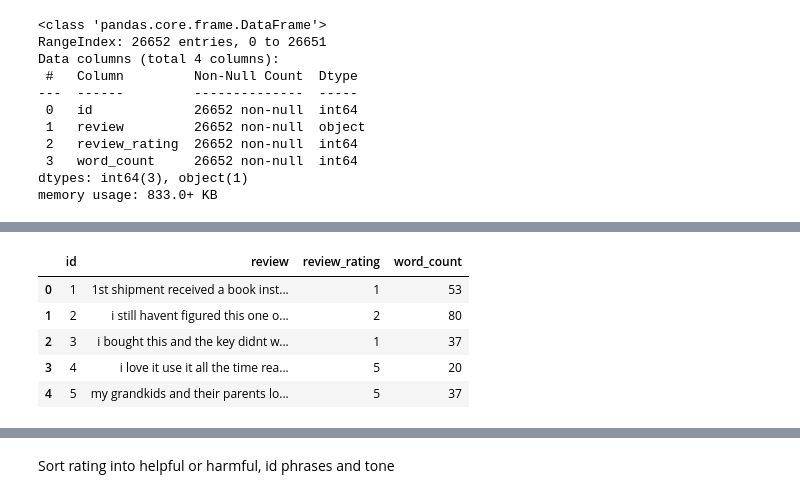
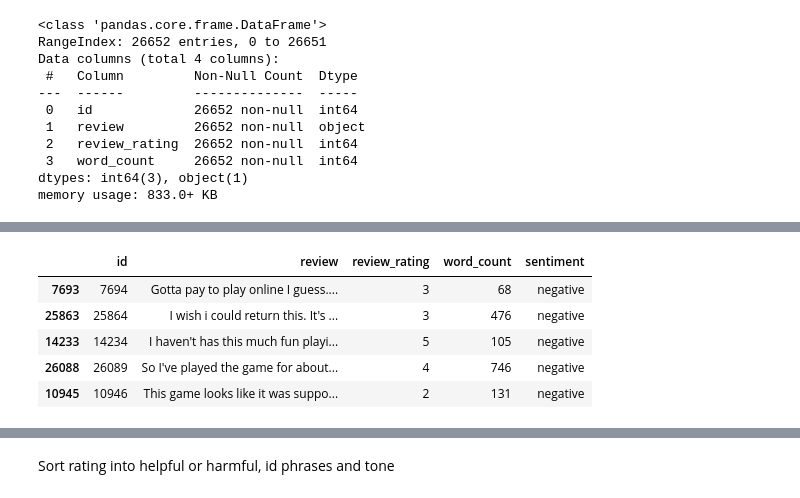
Before and after one commit to Morpis-jpg/gitrep, a Jupyter notebook: Video_game_review.ipynb, the cells around one changed output, grey strips where cells are left out. Saved outputs shown, nothing was run; the diff lists cells and outputs as text; code cells hidden in the pictures.

```diff
--- a/Video_game_review.ipynb
+++ b/Video_game_review.ipynb
@@ -85,4 +78,10 @@ Device set to use cpu
 from transformers import AutoTokenizer, AutoModelForSequenceClassification
 
 tokenizer = AutoTokenizer.from_pretrained("lxyuan/distilbert-base-multilingual-cased-sentiments-student")
+
 model = AutoModelForSequenceClassification.from_pretrained("lxyuan/distilbert-base-multilingual-cased-sentiments-student")
+
+distilled_student_sentiment_classifier = pipeline(
+    model="lxyuan/distilbert-base-multilingual-cased-sentiments-student",
+    return_all_scores=False
+)
@@ -101,15 +167,14 @@ plt.show()
 # %%
-star1 = reviewdf[reviewdf['review_rating'] == 1].sample(n=1000, random_state=42)
-star2 = reviewdf[reviewdf['review_rating'] == 2].sample(n=1000, random_state=42)
-star3 = reviewdf[reviewdf['review_rating'] == 3].sample(n=1000, random_state=42)
-star4 = reviewdf[reviewdf['review_rating'] == 4].sample(n=1000, random_state=42)
-star5 = reviewdf[reviewdf['review_rating'] == 5].sample(n=1000, random_state=42)
-balanced_df = pd.concat([star1, star2, star3, star4, star5], axis=0)
+star1 = reviewdf[reviewdf['sentiment'] == "negative"].sample(n=700, random_state=42)
+star2 = reviewdf[reviewdf['sentiment'] == "neutral"].sample(n=700, random_state=42)
+star3 = reviewdf[reviewdf['sentiment'] == "positive"].sample(n=700, random_state=42)
+
+balanced_df = pd.concat([star1, star2, star3], axis=0)
 
 # Visualize the balanced distribution
-plt.pie(balanced_df['review_rating'].value_counts().values,
-        labels=balanced_df['review_rating'].value_counts().index,
+plt.pie(balanced_df['sentiment'].value_counts().values,
+        labels=balanced_df['sentiment'].value_counts().index,
         autopct='%1.1f%%')
-plt.title("Balanced review Distribution")
+plt.title("Balanced sentiment Distribution")
 plt.show()
 # %% [output]
@@ -136,12 +201,12 @@ reviewdf.head()
 # %%
-reviewdf.head()
+balanced_df.head()
 # %% [output]
-|  | id | review | review_rating | word_count |
-| 0 | 1 | 1st shipment received a book inst... | 1 | 53 |
-| 1 | 2 | i still havent figured this one o... | 2 | 80 |
-| 2 | 3 | i bought this and the key didnt w... | 1 | 37 |
-| 3 | 4 | i love it use it all the time rea... | 5 | 20 |
-| 4 | 5 | my grandkids and their parents lo... | 5 | 37 |
+|  | id | review | review_rating | word_count | sentiment |
+| 7693 | 7694 | Gotta pay to play online I guess.... | 3 | 68 | negative |
+| 25863 | 25864 | I wish i could return this. It's ... | 3 | 476 | negative |
+| 14233 | 14234 | I haven't has this much fun playi... | 5 | 105 | negative |
+| 26088 | 26089 | So I've played the game for about... | 4 | 746 | negative |
+| 10945 | 10946 | This game looks like it was suppo... | 2 | 131 | negative |
 # %%
 def preprocess_text(text):
     stop_words = set(stopwords.words('english'))
```
Also changed, not shown: parts of 23 cells of this notebook.
